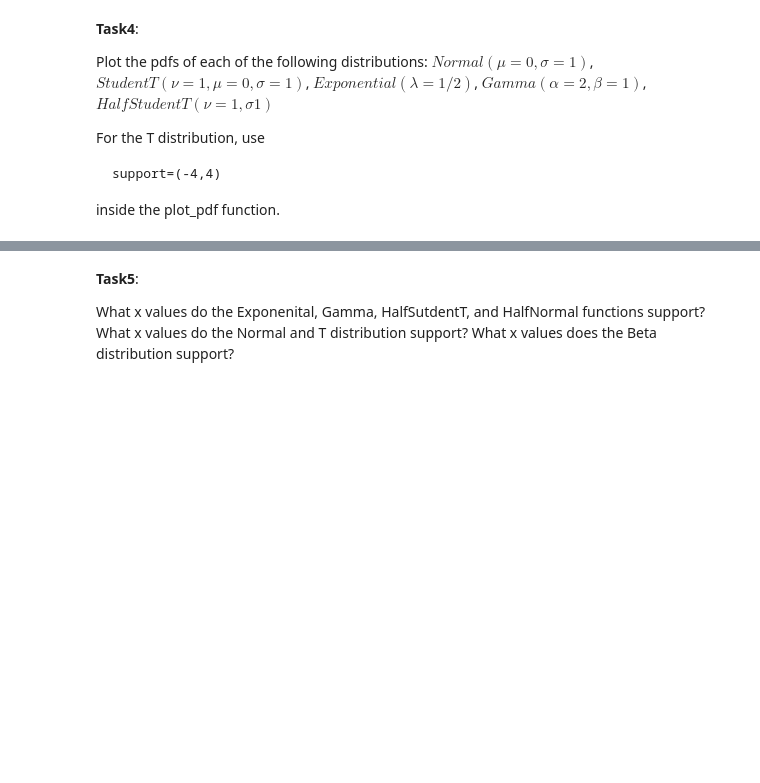
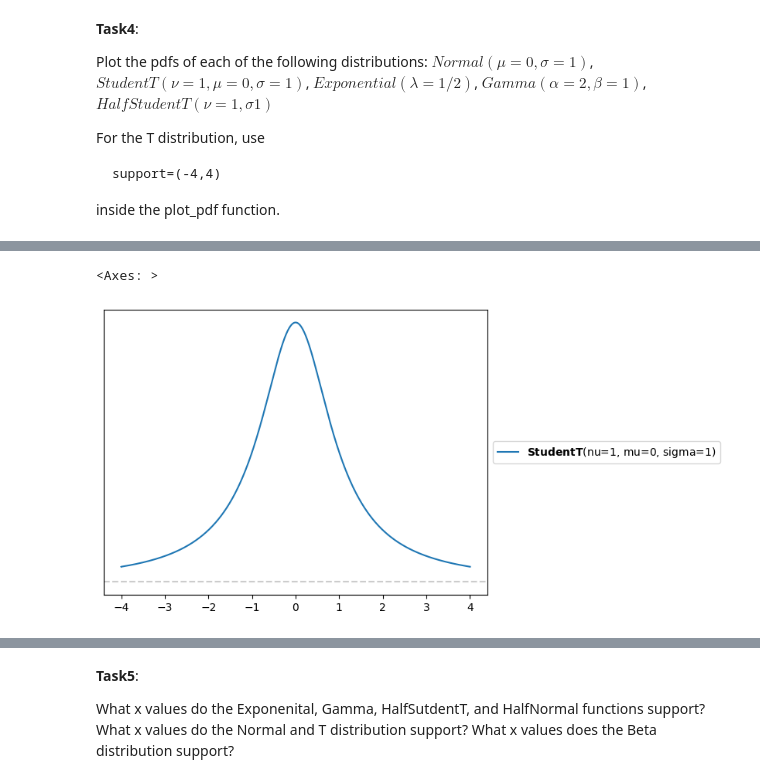
Before and after one commit to mrmaxguns/data-science-fundamentals, a Jupyter notebook: Unit3/Unit3ExercisesSF.ipynb, the cells around one changed output, grey strips where cells are left out. Cells and saved outputs as stored; diff of their text form; code cells hidden in the pictures; blank space fills up the shorter version.

```diff
--- a/Unit3/Unit3ExercisesSF.ipynb
+++ b/Unit3/Unit3ExercisesSF.ipynb
@@ -145,0 +151,5 @@ inside the plot_pdf function.
+# %%
+pz.StudentT(nu=1, mu=0, sigma=1).plot_pdf(support=(-4, 4))
+# %% [output]
+<Axes: >
+[figure, added]
```
Also changed, not shown: parts of 23 cells of this notebook, 1 other file.
